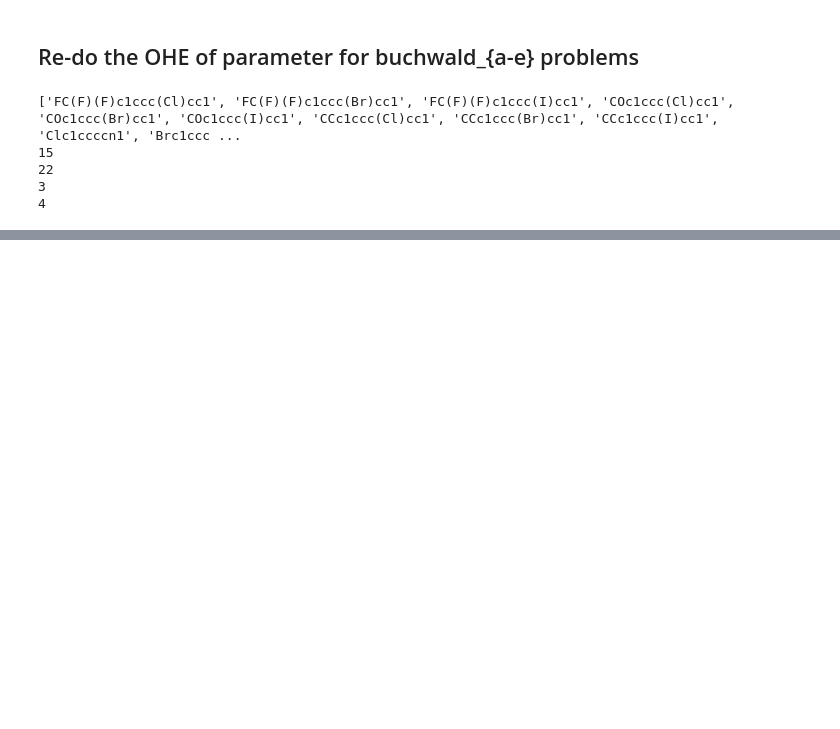
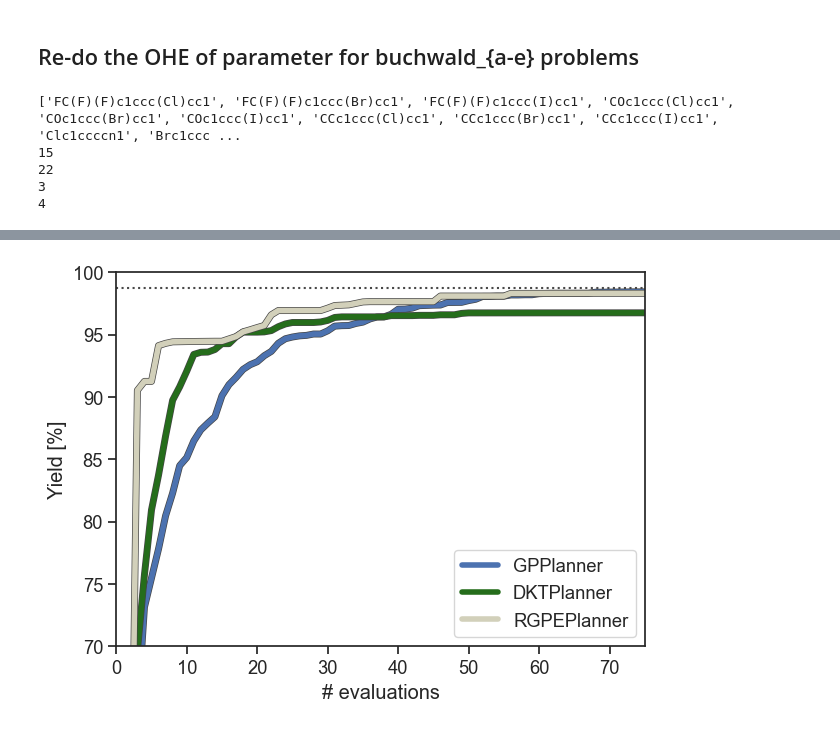
Before and after one commit to aspuru-guzik-group/atlas, a Jupyter notebook: examples/meta_learning/analysis.ipynb, the cells around one changed output, grey strips where cells are left out. Cells and saved outputs as stored; diff of their text form; code cells hidden in the pictures; blank space fills up the shorter version.

```diff
--- a/examples/meta_learning/analysis.ipynb
+++ b/examples/meta_learning/analysis.ipynb
@@ -378,0 +532,21 @@ pickle.dump(tasks_target_e, open('ae_source_tasks/source_tasks_e.pkl', 'wb'))
+# %%
+#----------
+# TARGET E
+#----------
+fig, ax = plt.subplots()
+plot_min_trace_mean(res_bo_e, color='b', maximize=True, unc=False, ax=ax, label='GPPlanner')
+plot_min_trace_mean(res_dkt_e, color='#256D1B', maximize=True, unc=False, ax=ax, label='DKTPlanner')
+plot_min_trace_mean(res_rgpe_e, color='#D2D0BA', maximize=True, unc=False, ax=ax, label='RGPEPlanner')
+ax.set_xlim(0, 75)
+ax.set_ylim(70, 100)
+
+ax.axhline(max_yield_e, c='k', ls=':', lw=1.5, alpha=0.8, zorder=1)
+
+ax.legend(loc='lower right')
+
+ax.set_xlabel('# evaluations')
+ax.set_ylabel('Yield [%]')
+
+plt.tight_layout()
+# %% [output]
+[figure, added]
```
Also changed, not shown: parts of 7 cells of this notebook.
